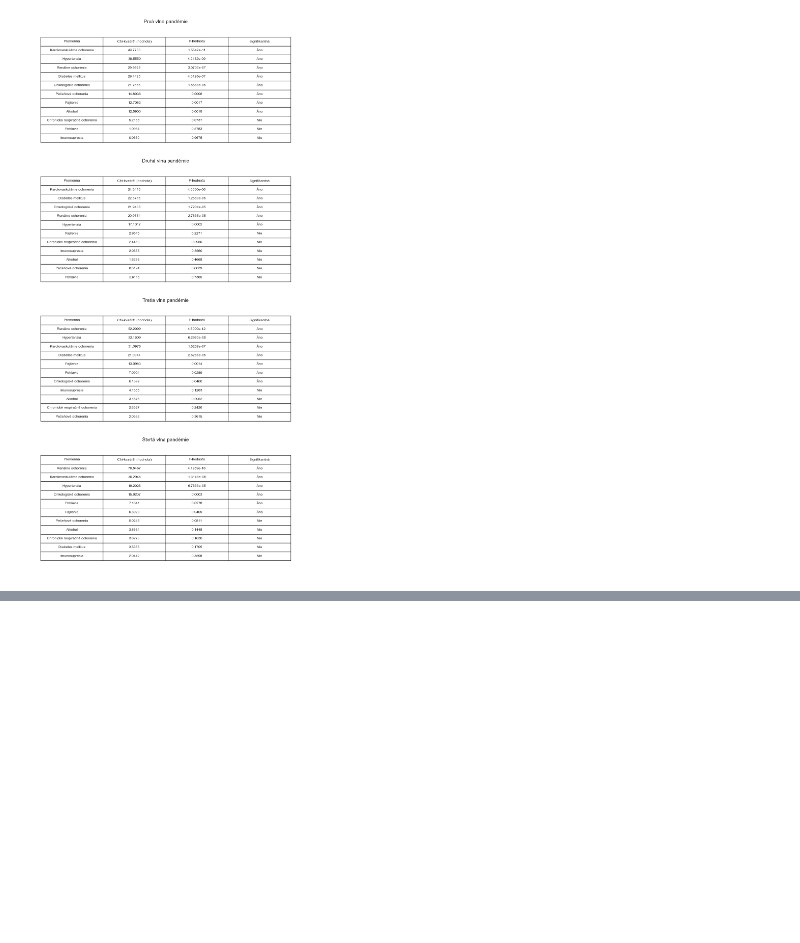
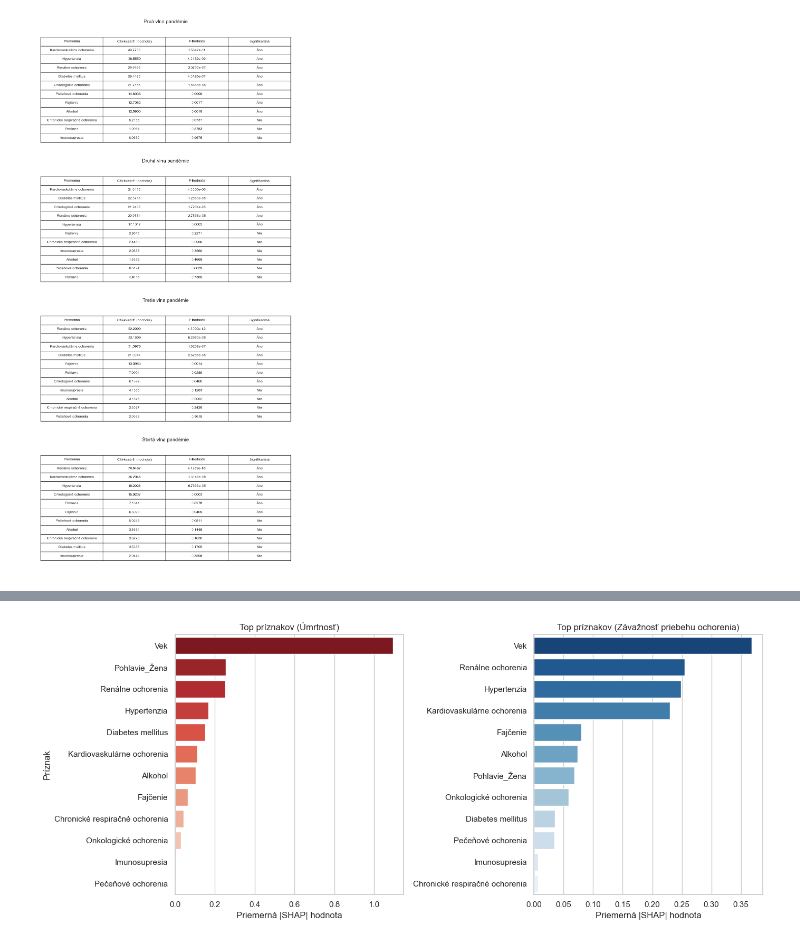
Before and after one commit to kkuichi/sc633zr, a Jupyter notebook: pochopenie_dat/pochopenie_dat.ipynb, the cells around one changed output, grey strips where cells are left out. Drawn from its saved outputs; the diff is of its cells as text; code cells hidden in the pictures; blank space fills up the shorter version.

```diff
--- a/pochopenie_dat/pochopenie_dat.ipynb
+++ b/pochopenie_dat/pochopenie_dat.ipynb
@@ -341,0 +372,52 @@ plt.show()
+# %%
+file_path = "../dashboard/shap_values.csv"
+df = pd.read_csv(file_path)
+
+
+# Zoskupenie podľa modelu a funkcie, priemerovanie absolútnych hodnôt SHAP vo všetkých vlnách
+important_features = (
+    df.groupby(['level', 'feature'])['shap_value']
+    .apply(lambda x: x.abs().mean())
+    .reset_index(name='mean_abs_shap')
+)
+
+
+# Samostatné tabuľky pre úmrtnosť a závažnosť, zoradené podľa dôležitosti
+top_mortality = important_features[important_features['level'] == 'mortality'] \
+    .sort_values(by='mean_abs_shap', ascending=False)
+
+top_severity = important_features[important_features['level'] == 'severity'] \
+    .sort_values(by='mean_abs_shap', ascending=False)
+
+
+sns.set(style="whitegrid")
+plt.figure(figsize=(14, 6))
+
+# Vizualizácia pre úmrtnosť
+plt.subplot(1, 2, 1)
+sns.barplot(
+    y='feature', x='mean_abs_shap', hue='feature',
+    data=top_mortality,
+    palette='Reds_r', legend=False
+)
+
+plt.title("Top príznakov (Úmrtnosť)")
+plt.xlabel("Priemerná |SHAP| hodnota")
+plt.ylabel("Príznak")
+
+# Vizualizácia pre závažnosť
+plt.subplot(1, 2, 2)
+sns.barplot(
+    y='feature', x='mean_abs_shap', hue='feature',
+    data=top_severity,
+    palette='Blues_r', legend=False
+)
+
+plt.title("Top príznakov (Závažnosť priebehu ochorenia)")
+plt.xlabel("Priemerná |SHAP| hodnota")
+plt.ylabel("")
+
+plt.tight_layout()
+plt.show()
+# %% [output]
+[figure, added]
```
Also changed, not shown: parts of 12 cells of this notebook, 7 other files.
